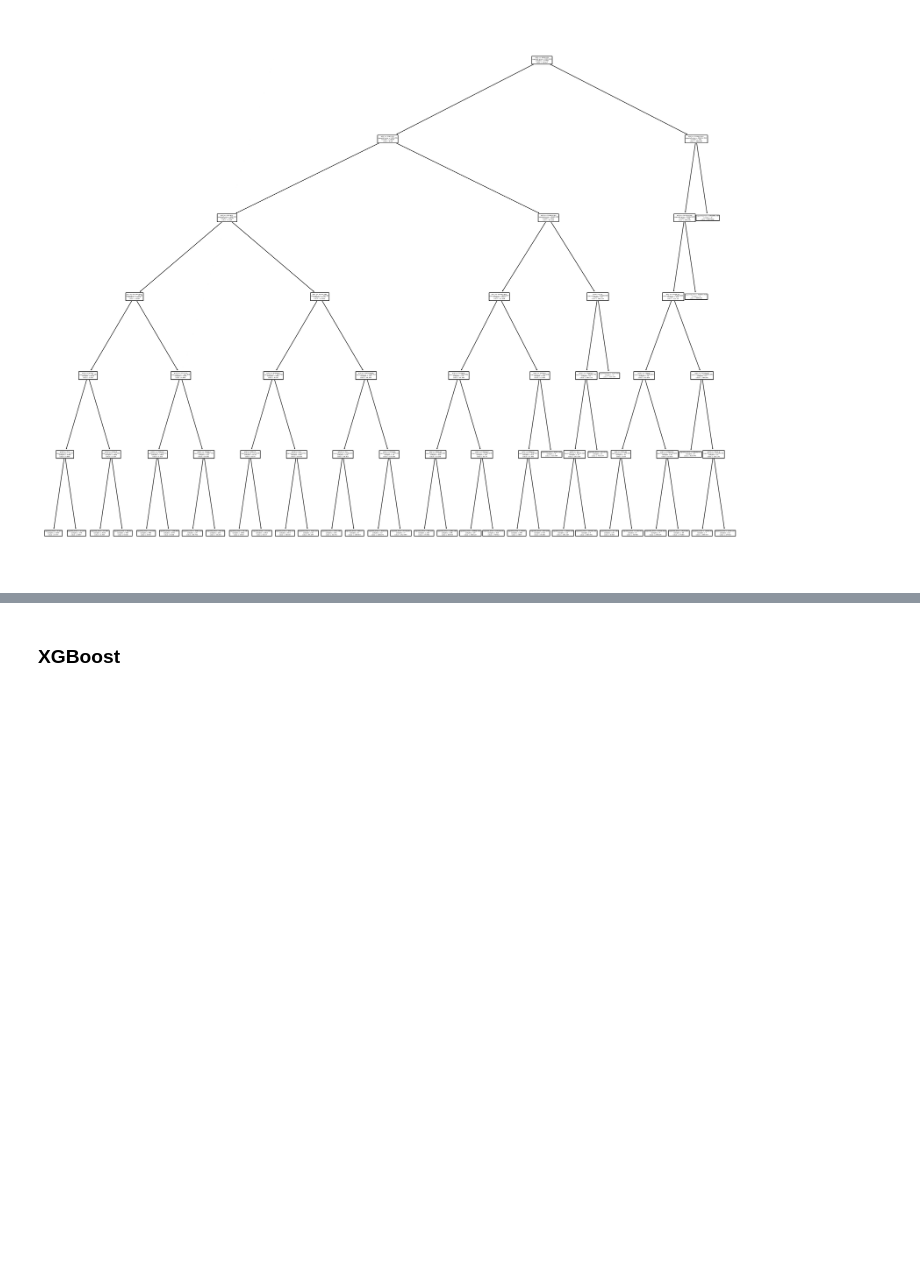
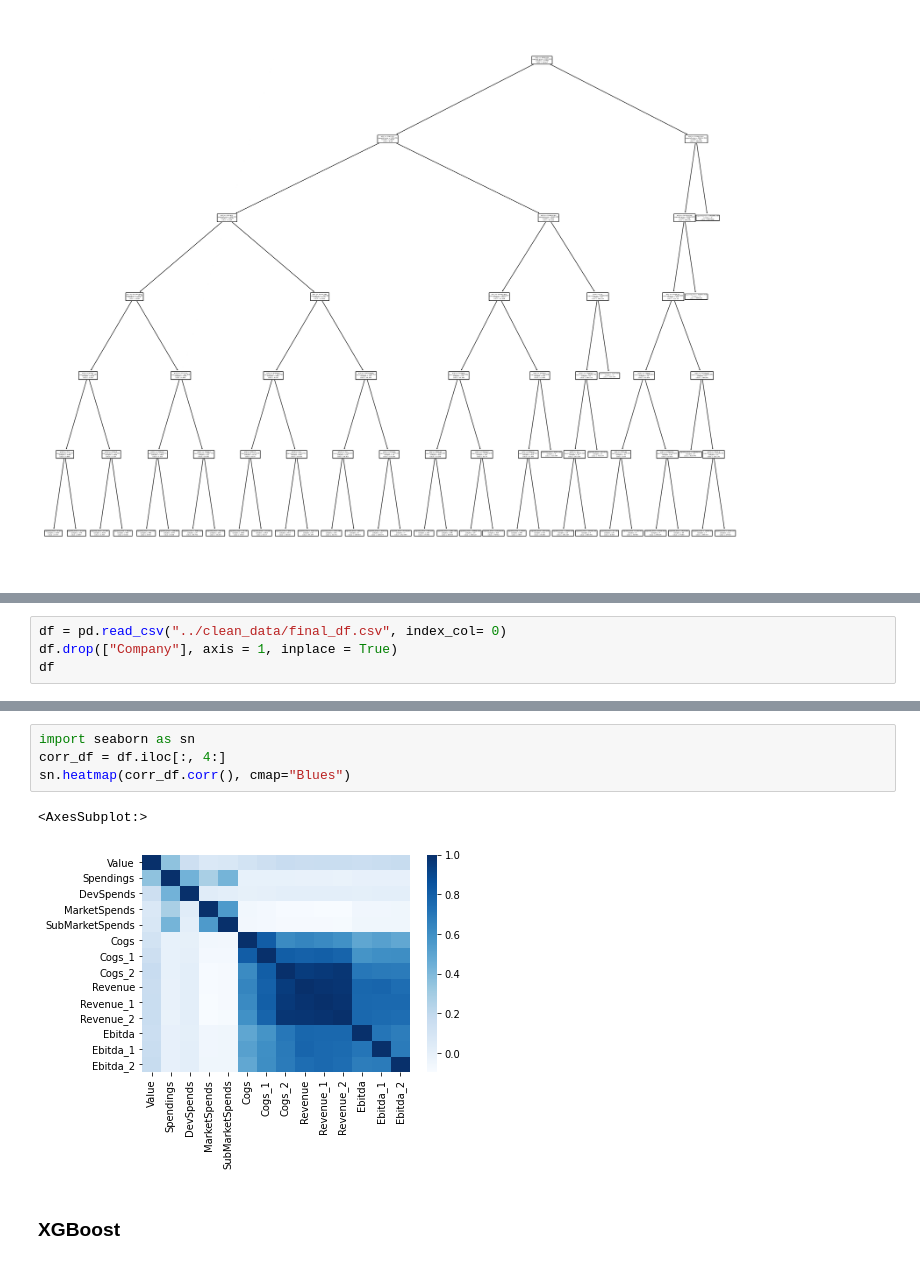
Before and after one commit to lucasleforest/analyticslab, a Jupyter notebook: 2_models/prediction.ipynb, the cells around one changed output, grey strips where cells are left out. Drawn from its saved outputs; the diff is of its cells as text; blank space fills up the shorter version.

```diff
--- a/2_models/prediction.ipynb
+++ b/2_models/prediction.ipynb
@@ -96,0 +99,4 @@ plt.show()
+# %%
+df = pd.read_csv("../clean_data/final_df.csv", index_col= 0)
+df.drop(["Company"], axis = 1, inplace = True)
+df
@@ -97,3 +117,10 @@ plt.show()
+# %%
+import seaborn as sn
+corr_df = df.iloc[:, 4:]
+sn.heatmap(corr_df.corr(), cmap="Blues")
+# %% [output]
+<AxesSubplot:>
+[figure, added]
 # %% [markdown]
 ### XGBoost
 # %%
```
Also changed, not shown: parts of 17 cells of this notebook.
